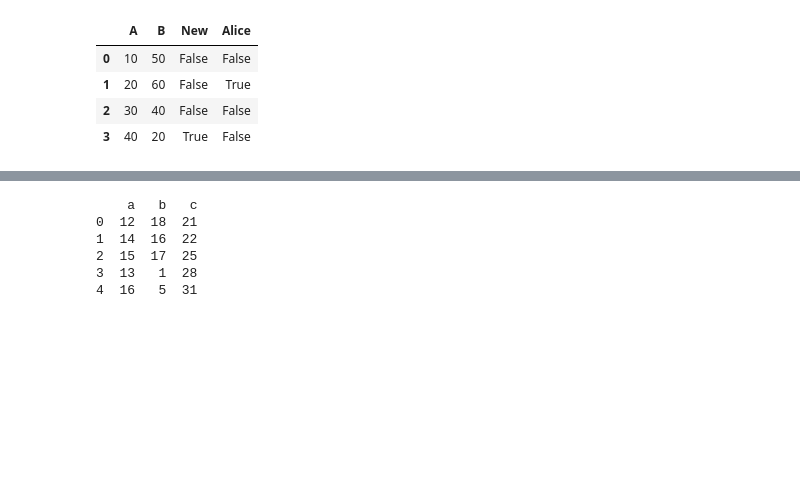
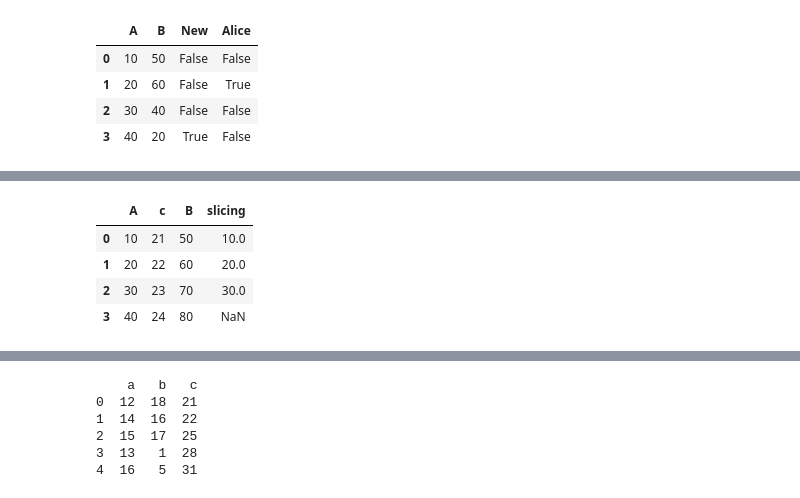
Before and after one commit to NishmthaM/Python_pandas, a Jupyter notebook: Python_Pandas.ipynb, the cells around one changed output, grey strips where cells are left out. Cells and saved outputs as stored; diff of their text form; code cells hidden in the pictures; blank space fills up the shorter version.

```diff
--- a/Python_Pandas.ipynb
+++ b/Python_Pandas.ipynb
@@ -320,0 +338,9 @@ var1
+# %%
+import pandas as pd
+
+a= pd.DataFrame({"A":[10,20,30,40],"B":[50,60,70,80]})
+
+a
+
+a.insert (1,"c",[21,22,23,24])  # Passing list
+a
@@ -320,0 +353,9 @@ var1
+# %%
+a["slicing"]=a["A"][:3]    # can use slicing method to get minimum numbered value
+a
+# %% [output]
+|  | A | c | B | slicing |
+| 0 | 10 | 21 | 50 | 10.0 |
+| 1 | 20 | 22 | 60 | 20.0 |
+| 2 | 30 | 23 | 70 | 30.0 |
+| 3 | 40 | 24 | 80 | NaN |
```
Also changed, not shown: parts of 6 cells of this notebook.
